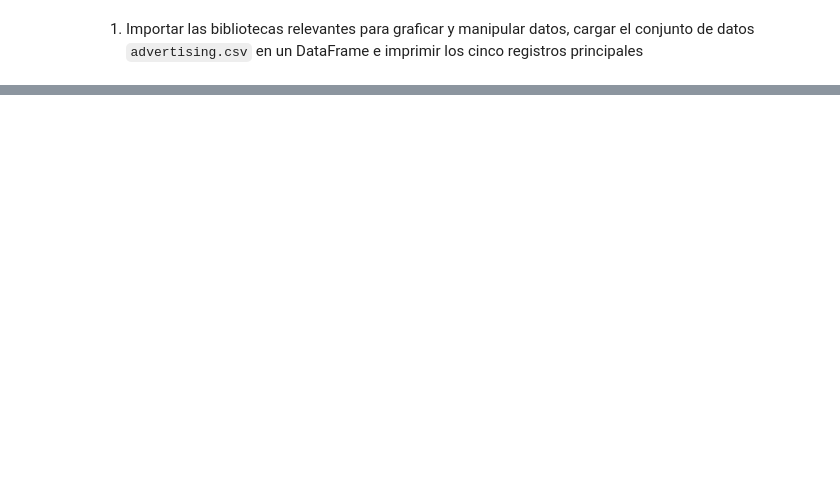
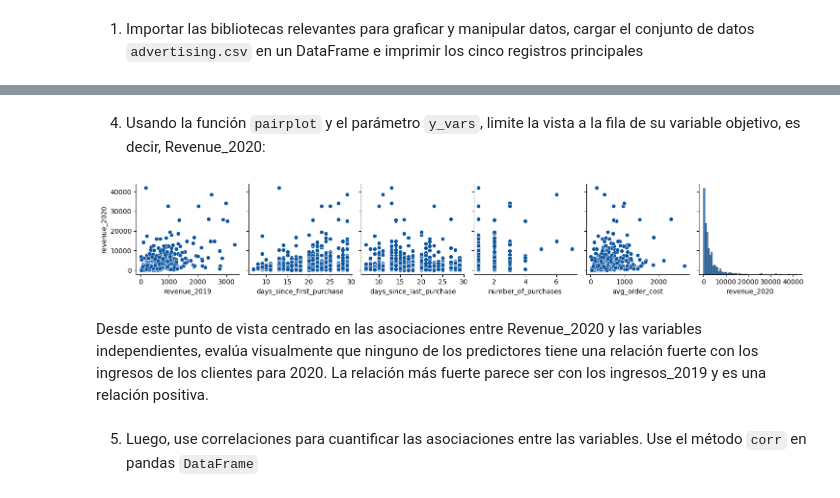
Before and after one commit to limspiga/customer-analytics, a Jupyter notebook: week-4a/customer_analytics_week_4a.ipynb, the cells around one changed output, grey strips where cells are left out. Saved outputs shown, nothing was run; the diff lists cells and outputs as text; code cells hidden in the pictures; blank space fills up the shorter version.

```diff
--- a/week-4a/customer_analytics_week_4a.ipynb
+++ b/week-4a/customer_analytics_week_4a.ipynb
@@ -158,0 +661,2 @@ Utilizando la regresión lineal, creará un modelo que prediga las ventas en fun
+# %%
+df = pd.read_csv('wrangled_transactions.csv', index_col='CustomerID')
@@ -158,0 +676,5 @@ Utilizando la regresión lineal, creará un modelo que prediga las ventas en fun
+# %%
+import seaborn as sns
+sns.set_palette('Blues_r')
+sns.pairplot(df)
+plt.show()
@@ -158,0 +687,11 @@ Utilizando la regresión lineal, creará un modelo que prediga las ventas en fun
+# %% [markdown]
+4. Usando la función `pairplot` y el parámetro `y_vars`, limite la vista a la fila de su variable objetivo, es decir, Revenue_2020:
+# %%
+sns.pairplot(df, x_vars=df.columns, y_vars="revenue_2020")
+plt.show()
+# %% [output]
+[figure, added]
+# %% [markdown]
+Desde este punto de vista centrado en las asociaciones entre Revenue_2020 y las variables independientes, evalúa visualmente que ninguno de los predictores tiene una relación fuerte con los ingresos de los clientes para 2020. La relación más fuerte parece ser con los ingresos_2019 y es una relación positiva.
+# %% [markdown]
+5. Luego, use correlaciones para cuantificar las asociaciones entre las variables. Use el método `corr` en pandas `DataFrame`
```
Also changed, not shown: parts of 129 cells of this notebook.
